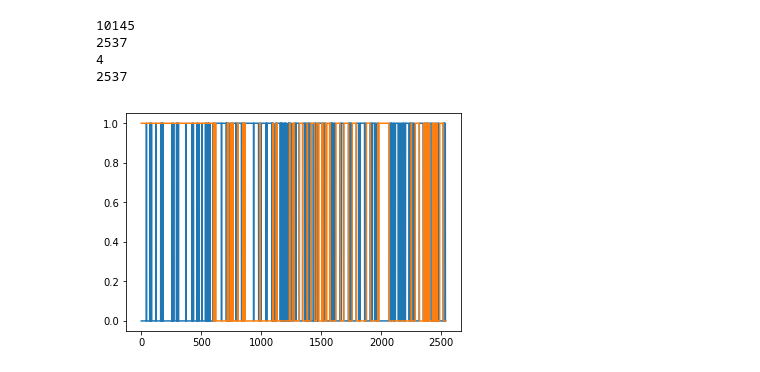
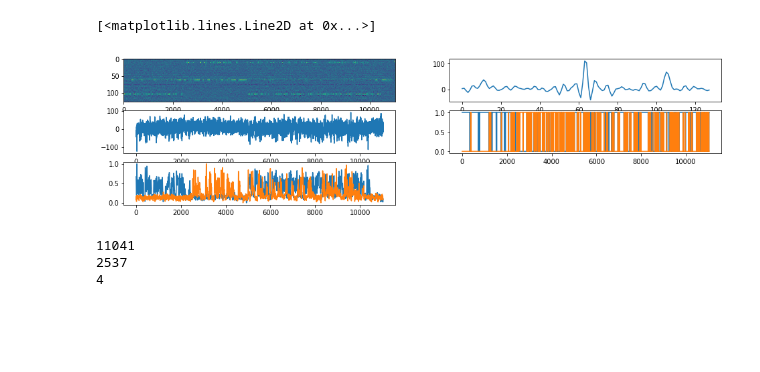
Before and after one commit to SensorsAudioINI/SpikeSeparation, a Jupyter notebook: GCC_spikes.ipynb, the cells around one changed output. Saved outputs shown, nothing was run; the diff lists cells and outputs as text; code cells hidden in the pictures; blank space fills up the shorter version.

```diff
--- a/GCC_spikes.ipynb
+++ b/GCC_spikes.ipynb
@@ -84,6 +88,8 @@ NameError: name 'os' is not defined
 # %%
-TH = 0.95
-LP = 5
+TH = 0.9
+LP = 10
+windowSize = 2048
+hopSize = 512
 BW_ms = 200
 BW = int(np.ceil(BW_ms / 1000.0 * sampleRate / hopSize))
 
@@ -99,35 +105,40 @@ fig = plt.figure(figsize=(16,4))
 ax = fig.add_subplot(3,2,1)
 ax.imshow(angularSpectrogram, aspect="auto")
 # plt.plot(one, 'r')
 # plt.plot(two, 'y')
 # plt.plot(both, 'b')
 ax = fig.add_subplot(3,2,2)
 ax.plot(meanAngularSpectrum)
 # print(targetTDOAIndexes)
 # plt.figure()
 # plt.plot()
 ax = fig.add_subplot(3,2,3)
 ax.plot(angularSpectrogram[116, :])
 
 B = low_pass(angularSpectrogram[targetTDOAIndexes[0], :], l=LP)
 A = low_pass(angularSpectrogram[targetTDOAIndexes[-1], :], l=LP)
+A -= np.mean(A)
+B -= np.mean(B)
 A -= np.min(A)
 B -= np.min(B)
 A /= np.max(A)
 B /= np.max(B)
 
 
 
 vad1 = np.float32(A * TH > B)
 vad2 = np.float32(B * TH > A)
 
 ax = fig.add_subplot(3,2,4)
-ax.plot(vad1[c[0]])
-ax.plot(vad2[c[0]])
+ax.plot(vad1)
+ax.plot(vad2)
 
 ax = fig.add_subplot(3,2,5)
 ax.plot(A)
 ax.plot(B)
+# %% [output]
+[<matplotlib.lines.Line2D at 0x...>]
+[figure, added]
 # %%
 prefix_filenames = '/Data/Dropbox/spike_separation_joy/recordings_dungeon/dungeon_concurrent_'
 
@@ -172,16 +184,18 @@ x_spec = np.transpose(multi_stft(whisper.T, 2048, 512), (0, 2, 1))
 # %%
 print(len(vad1))
 print(len(VAD1))
-R = int(np.ceil(len(vad1) / len(VAD1)))
+
+R = int(np.floor(len(vad1) / len(VAD1)))
 print(R)
+vad1 = vad1[::R]
+vad2 = vad2[::R]
 
-plt.plot(vad1[::R])
-plt.plot(VAD1)
-
-print(len(vad1[::R]))
+min_len = min([len(vad1), len(VAD1)])
+vad1 = vad1[:min_len]
+vad2 = vad2[:min_len]
+VAD1 = VAD1[:min_len]
+VAD2 = VAD2[:min_len]
 # %% [output]
-10145
+11041
 2537
 4
-2537
-[figure, removed]
```
Also changed, not shown: parts of 8 cells of this notebook, 8 other files.
